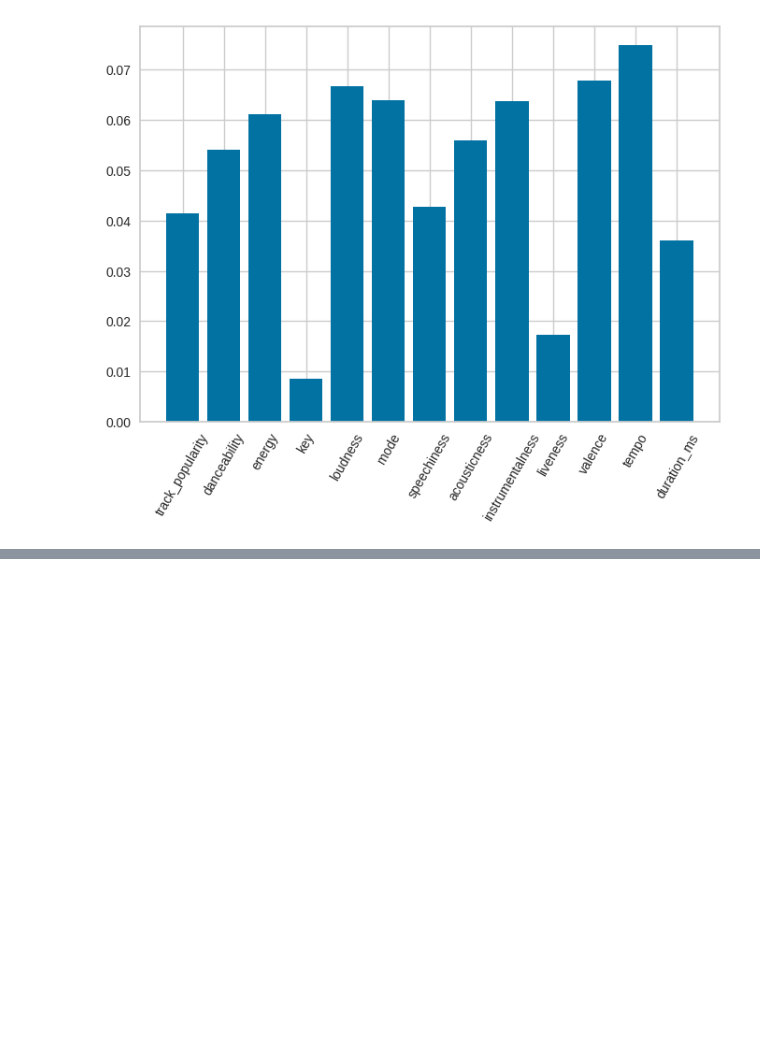
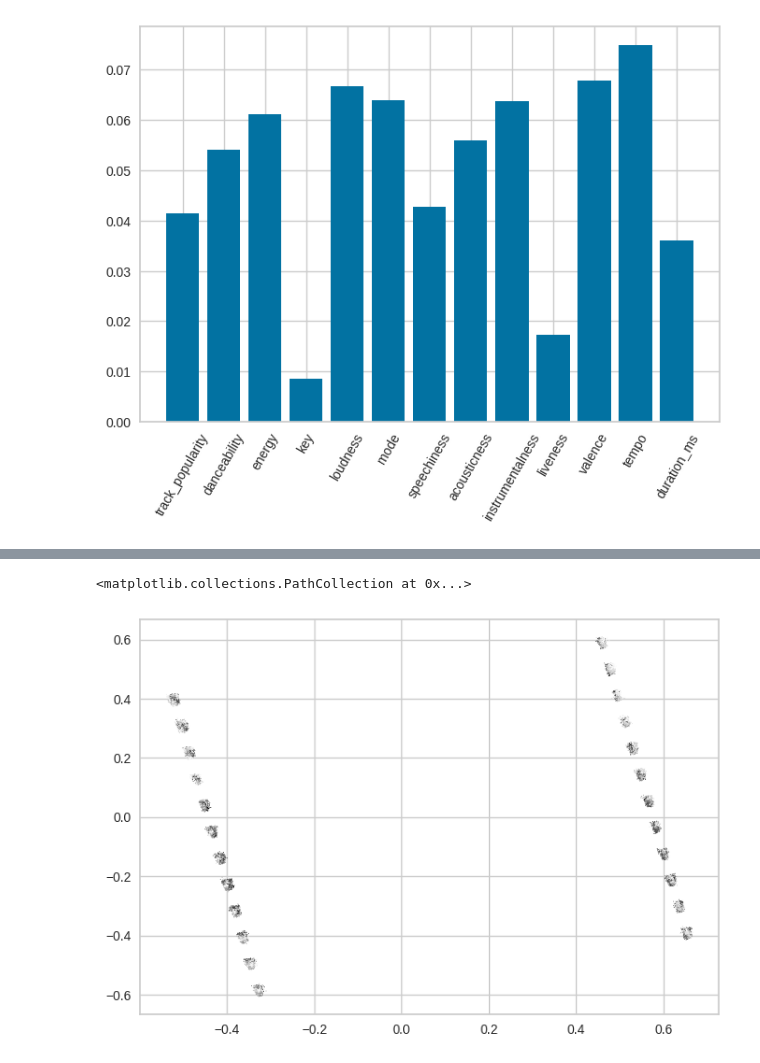
Before and after one commit to ben-carew/Spotify_Analysis, a Jupyter notebook: Spotify.ipynb, the cells around one changed output, grey strips where cells are left out. Cells and saved outputs as stored; diff of their text form; code cells hidden in the pictures; blank space fills up the shorter version.

```diff
--- a/Spotify.ipynb
+++ b/Spotify.ipynb
@@ -201,0 +198,7 @@ plot_dendrogram(model, color_threshold=1.5, no_labels=True)
+# %%
+#centroids  = model.cluster_centers_
+plt.scatter(X[:,0],X[:,1], c=model.labels_,s=0.1)
+#plt.scatter(centroids[:,0], centroids[:,1],100,'r',marker='*')
+# %% [output]
+<matplotlib.collections.PathCollection at 0x...>
+[figure, added]
```
Also changed, not shown: parts of 5 cells of this notebook, 1 other file.
